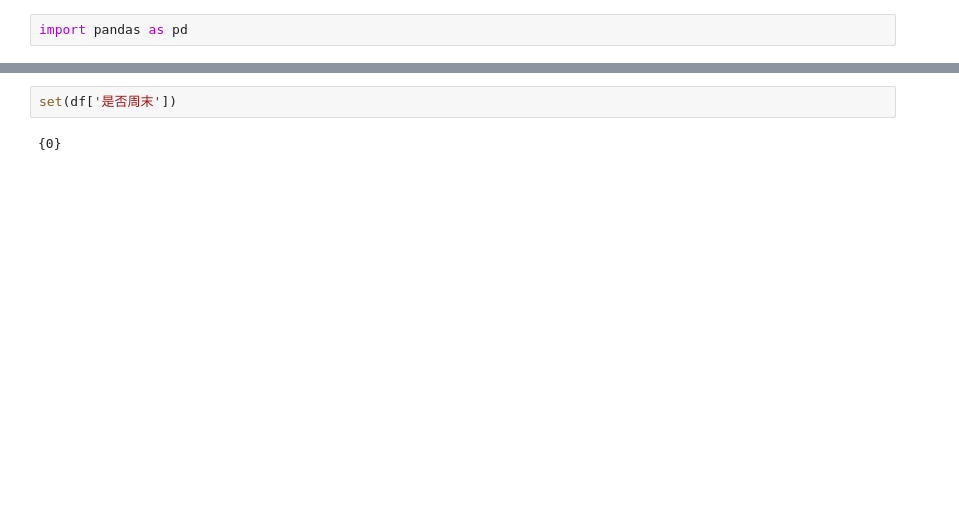
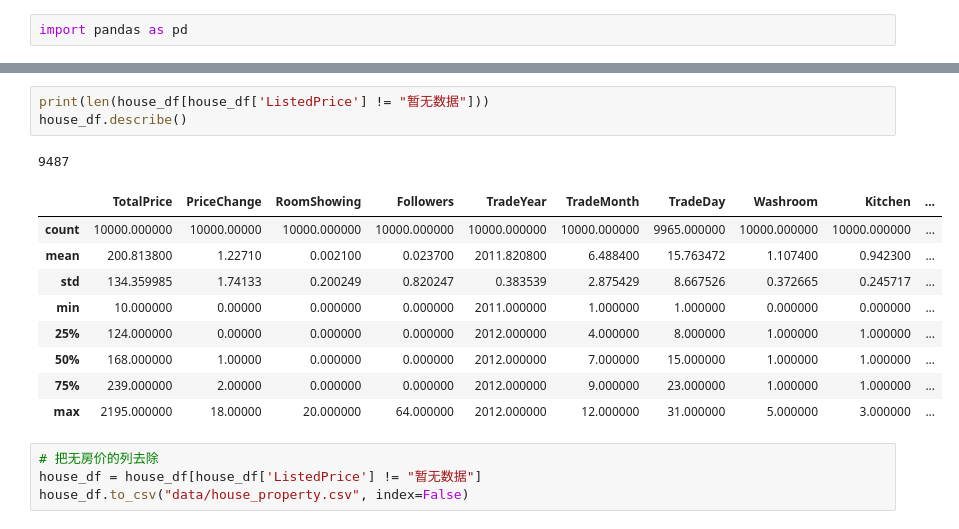
Before and after one commit to luoyiti/poi-house-data-research, a Jupyter notebook: dataProcess.ipynb, the cells around one changed output, grey strips where cells are left out. Cells and saved outputs as stored; diff of their text form; blank space fills up the shorter version.

```diff
--- a/dataProcess.ipynb
+++ b/dataProcess.ipynb
@@ -13,4 +14,18 @@ df.head()
 # %%
-set(df['是否周末'])
+print(len(house_df[house_df['ListedPrice'] != "暂无数据"]))
+house_df.describe()
 # %% [output]
-{0}
+9487
+|  | TotalPrice | PriceChange | RoomShowing | Followers | TradeYear | TradeMonth | TradeDay | Washroom | Kitchen | ... |
+| count | 10000.000000 | 10000.00000 | 10000.000000 | 10000.000000 | 10000.000000 | 10000.000000 | 9965.000000 | 10000.000000 | 10000.000000 | ... |
+| mean | 200.813800 | 1.22710 | 0.002100 | 0.023700 | 2011.820800 | 6.488400 | 15.763472 | 1.107400 | 0.942300 | ... |
+| std | 134.359985 | 1.74133 | 0.200249 | 0.820247 | 0.383539 | 2.875429 | 8.667526 | 0.372665 | 0.245717 | ... |
+| min | 10.000000 | 0.00000 | 0.000000 | 0.000000 | 2011.000000 | 1.000000 | 1.000000 | 0.000000 | 0.000000 | ... |
+| 25% | 124.000000 | 0.00000 | 0.000000 | 0.000000 | 2012.000000 | 4.000000 | 8.000000 | 1.000000 | 1.000000 | ... |
+| 50% | 168.000000 | 1.00000 | 0.000000 | 0.000000 | 2012.000000 | 7.000000 | 15.000000 | 1.000000 | 1.000000 | ... |
+| 75% | 239.000000 | 2.00000 | 0.000000 | 0.000000 | 2012.000000 | 9.000000 | 23.000000 | 1.000000 | 1.000000 | ... |
+| max | 2195.000000 | 18.00000 | 20.000000 | 64.000000 | 2012.000000 | 12.000000 | 31.000000 | 5.000000 | 3.000000 | ... |
+# %%
+# 把无房价的列去除
+house_df = house_df[house_df['ListedPrice'] != "暂无数据"]
+house_df.to_csv("data/house_property.csv", index=False)
```
Also changed, not shown: parts of 2 cells of this notebook, 4 other files.
